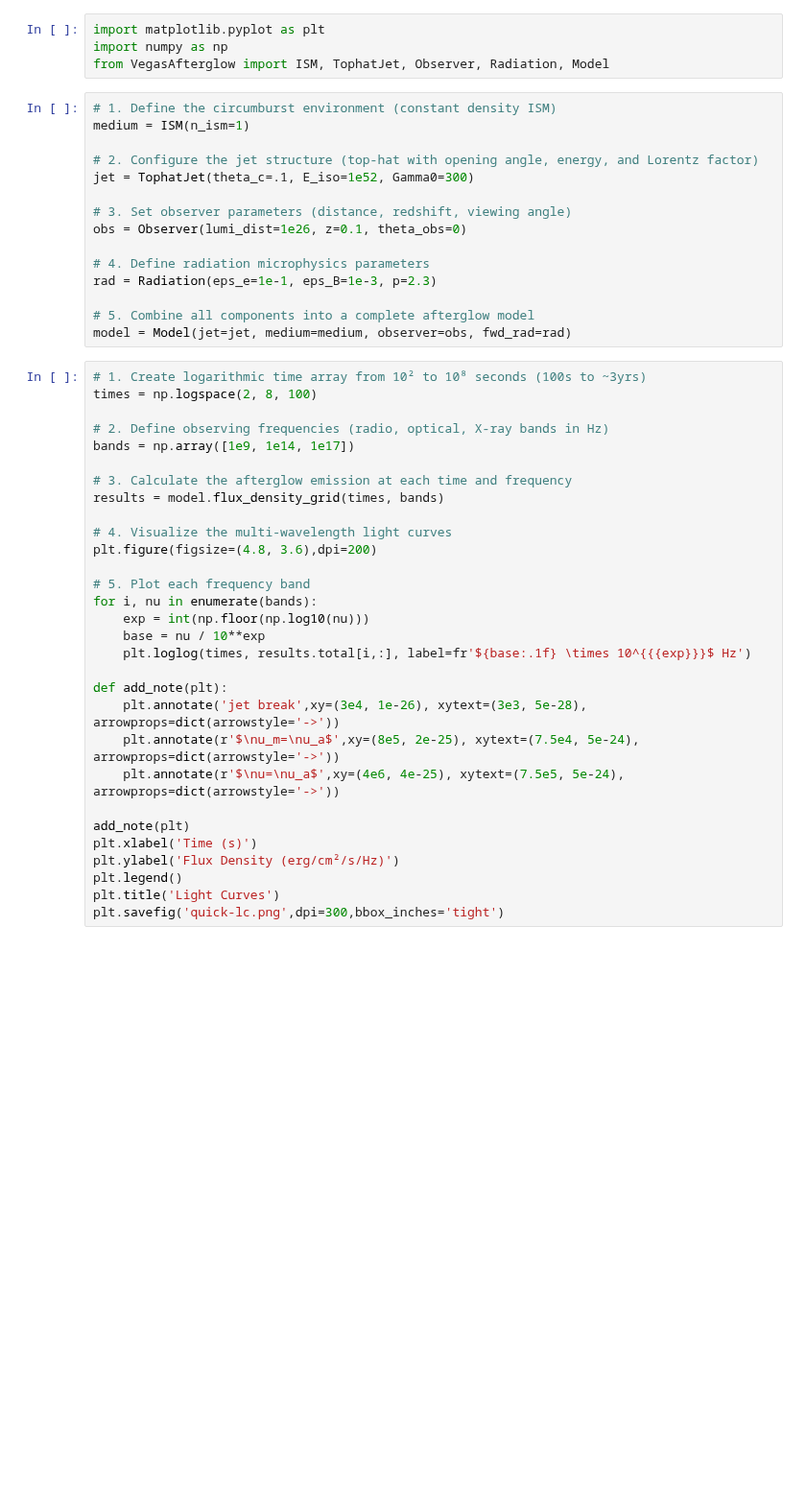
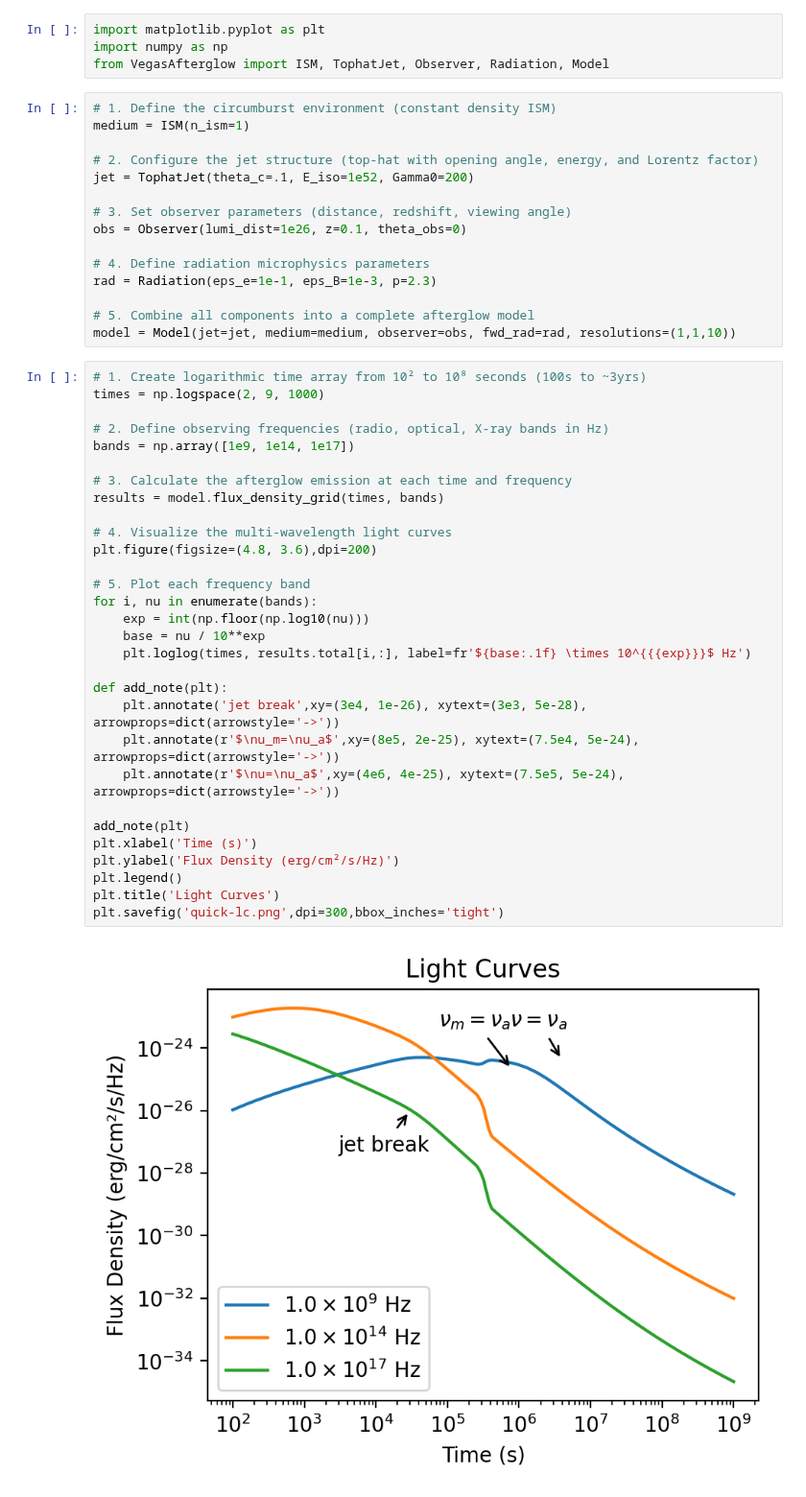
Before and after one commit to YihanWangAstro/VegasAfterglow, a Jupyter notebook: script/quick.ipynb, the cells around one changed output. Shown at 96% size. Drawn from its saved outputs; the diff is of its cells as text; blank space fills up the shorter version.

```diff
--- a/script/quick.ipynb
+++ b/script/quick.ipynb
@@ -7,7 +7,7 @@ from VegasAfterglow import ISM, TophatJet, Observer, Radiation, Model
 medium = ISM(n_ism=1)
 
 # 2. Configure the jet structure (top-hat with opening angle, energy, and Lorentz factor)
-jet = TophatJet(theta_c=.1, E_iso=1e52, Gamma0=300)
+jet = TophatJet(theta_c=.1, E_iso=1e52, Gamma0=200)
 
 # 3. Set observer parameters (distance, redshift, viewing angle)
 obs = Observer(lumi_dist=1e26, z=0.1, theta_obs=0)
@@ -16,36 +16,38 @@ obs = Observer(lumi_dist=1e26, z=0.1, theta_obs=0)
 rad = Radiation(eps_e=1e-1, eps_B=1e-3, p=2.3)
 
 # 5. Combine all components into a complete afterglow model
-model = Model(jet=jet, medium=medium, observer=obs, fwd_rad=rad)
+model = Model(jet=jet, medium=medium, observer=obs, fwd_rad=rad, resolutions=(1,1,10))
 # %%
 # 1. Create logarithmic time array from 10² to 10⁸ seconds (100s to ~3yrs)
-times = np.logspace(2, 8, 100)
+times = np.logspace(2, 9, 1000)
 
 # 2. Define observing frequencies (radio, optical, X-ray bands in Hz)
 bands = np.array([1e9, 1e14, 1e17])
 
 # 3. Calculate the afterglow emission at each time and frequency
 results = model.flux_density_grid(times, bands)
 
 # 4. Visualize the multi-wavelength light curves
 plt.figure(figsize=(4.8, 3.6),dpi=200)
 
 # 5. Plot each frequency band
 for i, nu in enumerate(bands):
     exp = int(np.floor(np.log10(nu)))
     base = nu / 10**exp
     plt.loglog(times, results.total[i,:], label=fr'${base:.1f} \times 10^{{{exp}}}$ Hz')
 
 def add_note(plt):
     plt.annotate('jet break',xy=(3e4, 1e-26), xytext=(3e3, 5e-28), arrowprops=dict(arrowstyle='->'))
     plt.annotate(r'$\nu_m=\nu_a$',xy=(8e5, 2e-25), xytext=(7.5e4, 5e-24), arrowprops=dict(arrowstyle='->'))
     plt.annotate(r'$\nu=\nu_a$',xy=(4e6, 4e-25), xytext=(7.5e5, 5e-24), arrowprops=dict(arrowstyle='->'))
 
 add_note(plt)
 plt.xlabel('Time (s)')
 plt.ylabel('Flux Density (erg/cm²/s/Hz)')
 plt.legend()
 plt.title('Light Curves')
 plt.savefig('quick-lc.png',dpi=300,bbox_inches='tight')
+# %% [output]
+[figure, added]
 # %%
 # 1. Define broad frequency range (10⁵ to 10²² Hz)
```
Also changed, not shown: parts of 3 cells of this notebook, 3 other files.
